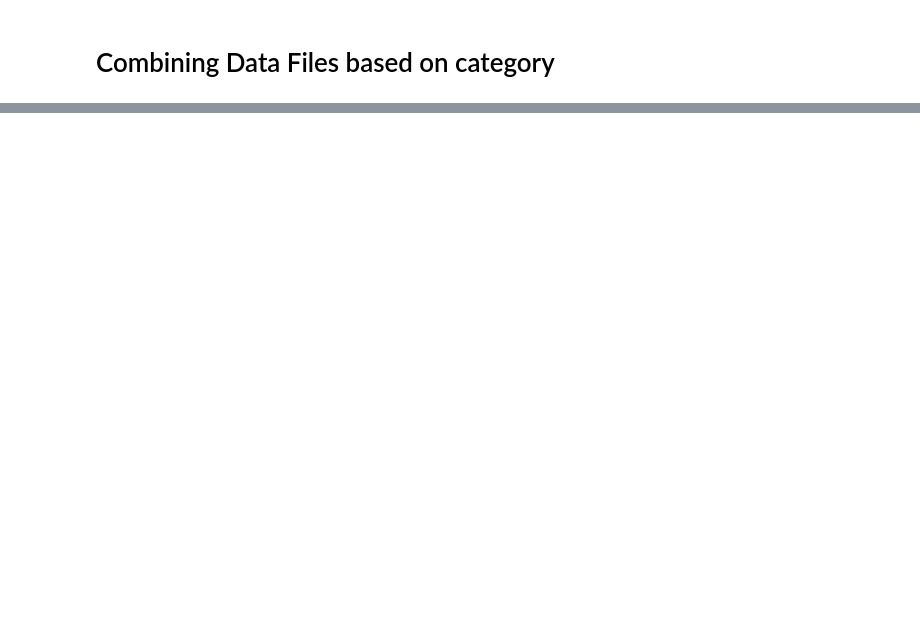
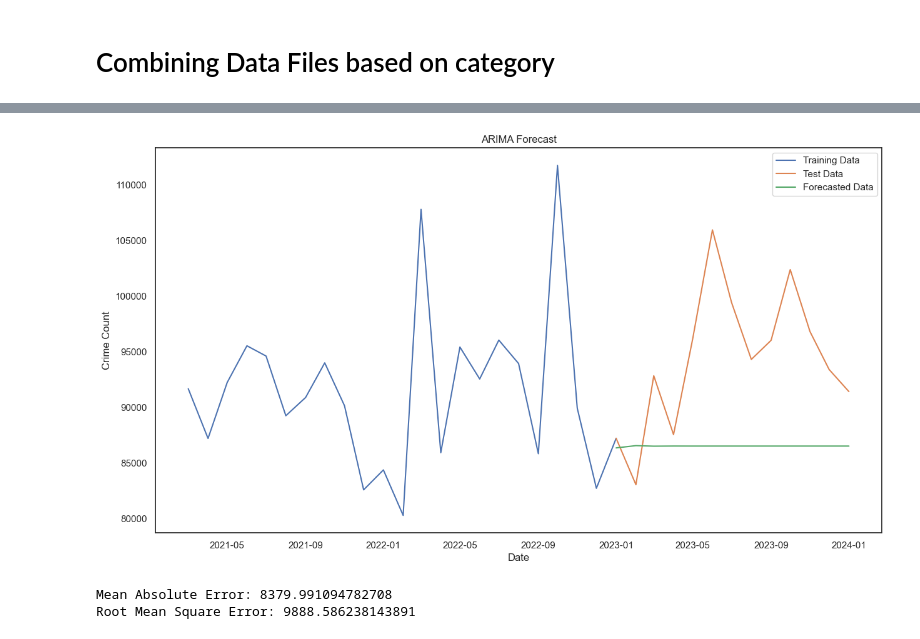
Before and after one commit to HNagouda/JBG050-DC2-Grp21, a Jupyter notebook: src/exploration/data_aggregation.ipynb, the cells around one changed output, grey strips where cells are left out. Drawn from its saved outputs; the diff is of its cells as text; code cells hidden in the pictures; blank space fills up the shorter version.

```diff
--- a/src/exploration/data_aggregation.ipynb
+++ b/src/exploration/data_aggregation.ipynb
@@ -140,0 +173,29 @@ Wall time: 10min 47s
+# %%
+# That's a wrong approach probably but I am leaving it here in case we need it later on.
+
+# Fit the ARIMA model
+model = ARIMA(train_df['CrimeCount'], order=(1,1,1))  # example parameters
+model_fit = model.fit()
+
+forecast = model_fit.forecast(steps=13)
+forecast_index = test_df['Month']
+
+mae = mean_absolute_error(test_df['CrimeCount'], forecast)
+rmse = math.sqrt(mean_squared_error(test_df['CrimeCount'], forecast))
+
+plt.figure(figsize=(15, 8))
+plt.plot(train_df['Month'], train_df['CrimeCount'], label='Training Data')
+plt.plot(test_df['Month'], test_df['CrimeCount'], label='Test Data')
+plt.plot(forecast_index, forecast, label='Forecasted Data')
+plt.title('ARIMA Forecast')
+plt.xlabel('Date')
+plt.ylabel('Crime Count')
+plt.legend()
+plt.show()
+
+print("Mean Absolute Error:", mae)
+print("Root Mean Square Error:", rmse)
+# %% [output]
+[figure, added]
+Mean Absolute Error: 8379.991094782708
+Root Mean Square Error: 9888.586238143891
```
Also changed, not shown: parts of 6 cells of this notebook.
